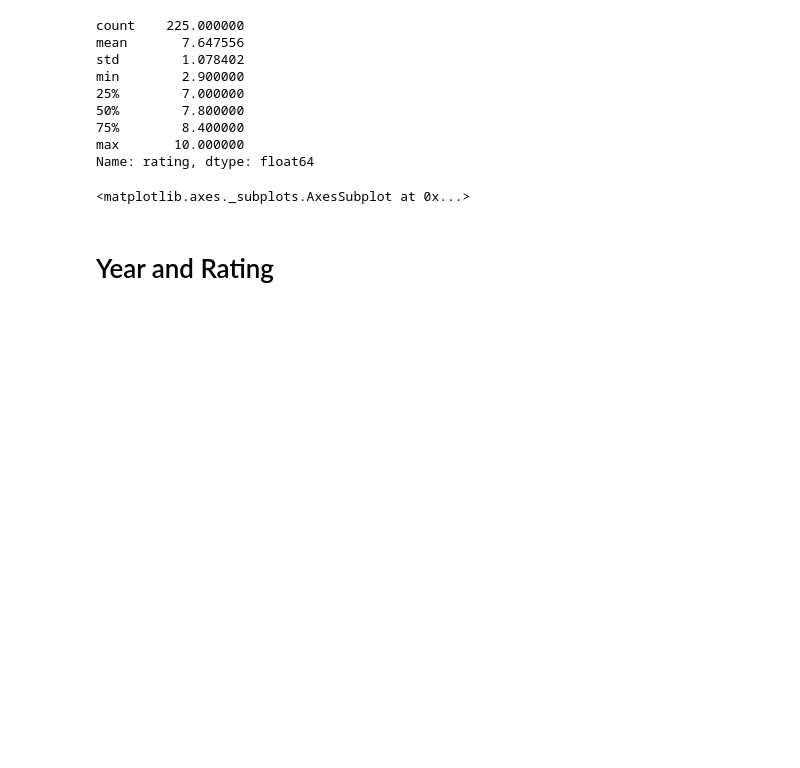
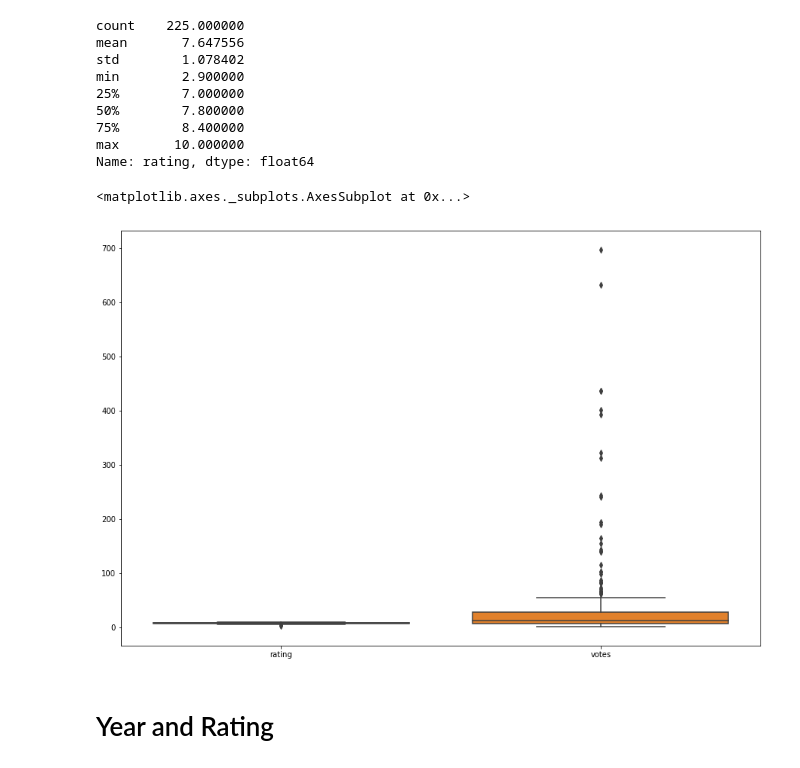
Before and after one commit to NISH1001/nepalimdb, a Jupyter notebook: nepali-movie-analyzer.ipynb, the cells around one changed output. Drawn from its saved outputs; the diff is of its cells as text; code cells hidden in the pictures; blank space fills up the shorter version.

```diff
--- a/nepali-movie-analyzer.ipynb
+++ b/nepali-movie-analyzer.ipynb
@@ -104,9 +102,10 @@ min        2.900000
 max       10.000000
 Name: rating, dtype: float64
 # %%
-sns.boxplot(data=data[['rating', 'title']])
+sns.boxplot(data=data)
 # %% [output]
 <matplotlib.axes._subplots.AxesSubplot at 0x...>
+[figure, added]
 # %% [markdown]
 # Year and Rating
 # %%
```
Also changed, not shown: parts of 24 cells of this notebook, 4 other files.
